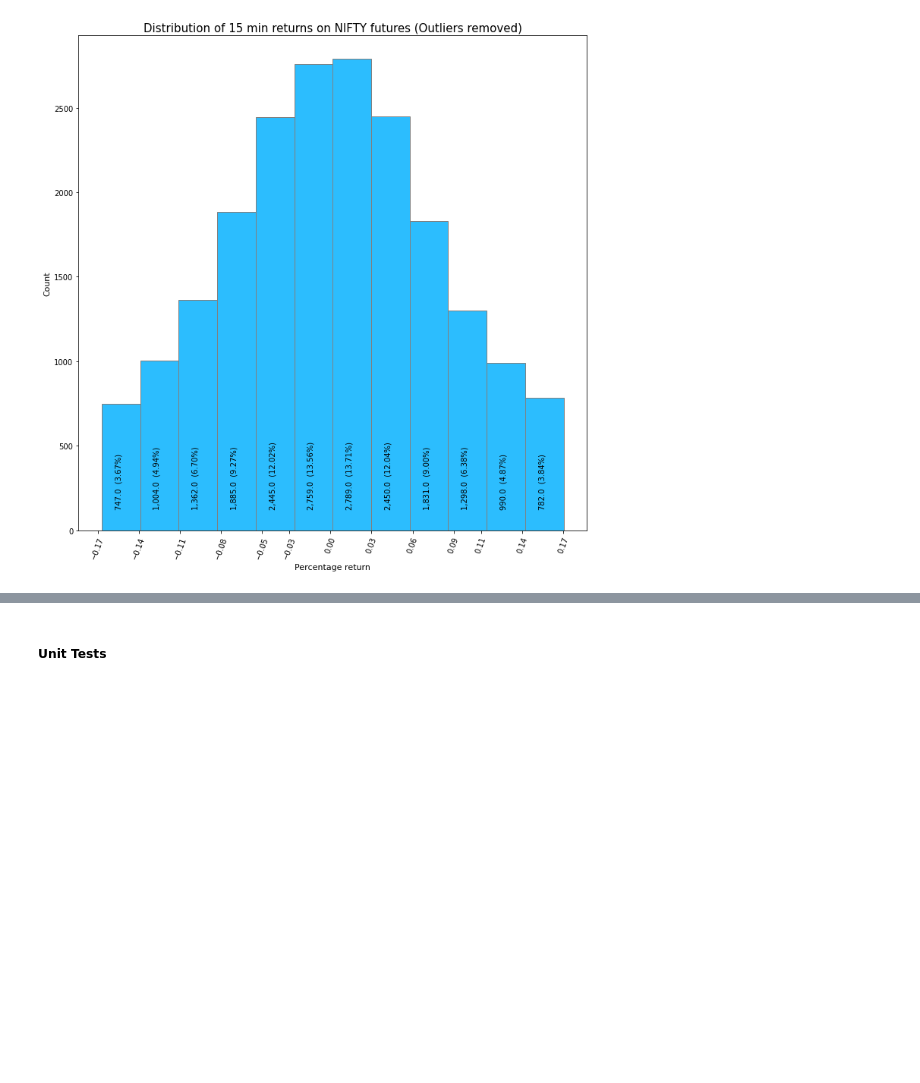
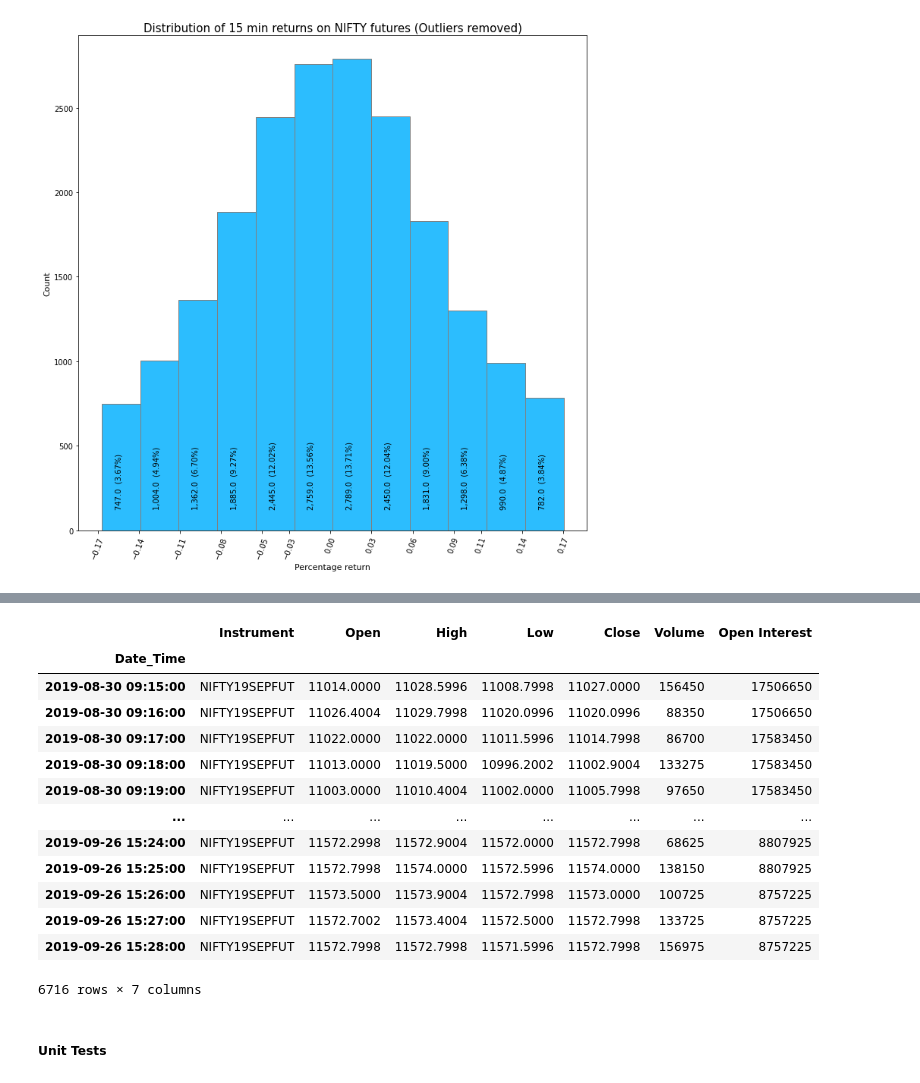
Before and after one commit to yantraguru/quanttrade, a Jupyter notebook: notebooks/Typical Returns on NIFTY futures (15 Min and 75 Min).ipynb, the cells around one changed output, grey strips where cells are left out. Saved outputs shown, nothing was run; the diff lists cells and outputs as text; code cells hidden in the pictures; blank space fills up the shorter version.

Commit message:
active series filter implemented

```diff
--- a/notebooks/Typical Returns on NIFTY futures (15 Min and 75 Min).ipynb
+++ b/notebooks/Typical Returns on NIFTY futures (15 Min and 75 Min).ipynb
@@ -337,10 +380,6 @@ ShapiroResult(statistic=0.9289666414260864, pvalue=5.404289696469019e-40)
 # This is not a normal destribution.
 # %%
 # Since future data contains multiple months for one contract, some movements may be getting counted multiple times. To fix this, use only data for series start and expiry.
-
-test_csv_file_path = './../data/NIFTY19MARFUT.csv'
-data = load_data(test_csv_file_path)
-instrument_name = data['Instrument'][0]
 
 # A function to find series limits dates from instrument name
 def get_series_limits(instrument_name : str):
@@ -351,17 +390,23 @@ def get_series_limits(instrument_name : str):
     series_start_date = get_last_thursday(first_day_last_month)
     return series_start_date,series_end_date
 
+# A function to get first date of the month given month name and year
 def get_first_day(month : str,year : int):
     date_time_str = '{}-{}-01'.format(year,month)
     date_time = datetime.strptime(date_time_str, '%y-%b-%d')
     return date_time
 
+# Function to extract month and year details from instriment name
 def extract_series_details(instrument_name : str):
     series_name = instrument_name.replace('NIFTY','').replace('FUT','')
     year, month = series_name[:2], series_name[2:]
     return year, month
 
+# Function to get last thursday ( NIFTY future expires on the last thursday of the month)
 def get_last_thursday(first_day : datetime):
     end_of_month =first_day + relativedelta(day=31)
     last_thursday = end_of_month + relativedelta(weekday=TH(-1))
     return last_thursday
+
+def datetime_to_datetime_str(date_time):
+    return date_time.strftime("%Y-%m-%d %H:%M:%S")
@@ -371,0 +413,14 @@ get_series_limits(instrument_name)
+# %%
+# Load data from future CSV but filter only within series limit
+
+series_data = []
+for file_path in data_file_path_list:
+    data = load_data(file_path)
+    instrument_name = data['Instrument'][0]
+    last_series_end_dt,series_end_dt = get_series_limits(instrument_name)
+    series_start_dt = last_series_end_dt + timedelta(days=1)
+    series_end_dt = series_end_dt + timedelta(days=1)
+    series_start_str, series_end_str = datetime_to_datetime_str(series_start_dt), datetime_to_datetime_str(series_end_dt)
+    logger.debug('Instrument Name : %s' % instrument_name)
+    logger.debug('Series Start Date : %s, Series End Date : %s' % (series_start_str,series_end_str))
+    series_data.append(data.loc[series_start_str:series_end_str])
@@ -372,3 +445,20 @@ get_series_limits(instrument_name)
+# %%
+series_data[1]
+# %% [output]
+|  | Instrument | Open | High | Low | Close | Volume | Open Interest |
+| Date_Time |  |  |  |  |  |  |  |
+| 2019-08-30 09:15:00 | NIFTY19SEPFUT | 11014.0000 | 11028.5996 | 11008.7998 | 11027.0000 | 156450 | 17506650 |
+| 2019-08-30 09:16:00 | NIFTY19SEPFUT | 11026.4004 | 11029.7998 | 11020.0996 | 11020.0996 | 88350 | 17506650 |
+| 2019-08-30 09:17:00 | NIFTY19SEPFUT | 11022.0000 | 11022.0000 | 11011.5996 | 11014.7998 | 86700 | 17583450 |
+| 2019-08-30 09:18:00 | NIFTY19SEPFUT | 11013.0000 | 11019.5000 | 10996.2002 | 11002.9004 | 133275 | 17583450 |
+| 2019-08-30 09:19:00 | NIFTY19SEPFUT | 11003.0000 | 11010.4004 | 11002.0000 | 11005.7998 | 97650 | 17583450 |
+| ... | ... | ... | ... | ... | ... | ... | ... |
+| 2019-09-26 15:24:00 | NIFTY19SEPFUT | 11572.2998 | 11572.9004 | 11572.0000 | 11572.7998 | 68625 | 8807925 |
+| 2019-09-26 15:25:00 | NIFTY19SEPFUT | 11572.7998 | 11574.0000 | 11572.5996 | 11574.0000 | 138150 | 8807925 |
+| 2019-09-26 15:26:00 | NIFTY19SEPFUT | 11573.5000 | 11573.9004 | 11572.7998 | 11573.0000 | 100725 | 8757225 |
+| 2019-09-26 15:27:00 | NIFTY19SEPFUT | 11572.7002 | 11573.4004 | 11572.5000 | 11572.7998 | 133725 | 8757225 |
+| 2019-09-26 15:28:00 | NIFTY19SEPFUT | 11572.7998 | 11572.7998 | 11571.5996 | 11572.7998 | 156975 | 8757225 |
+6716 rows × 7 columns
 # %% [markdown]
 ##### Unit Tests
 # %%
```
Also changed, not shown: parts of 11 cells of this notebook.
